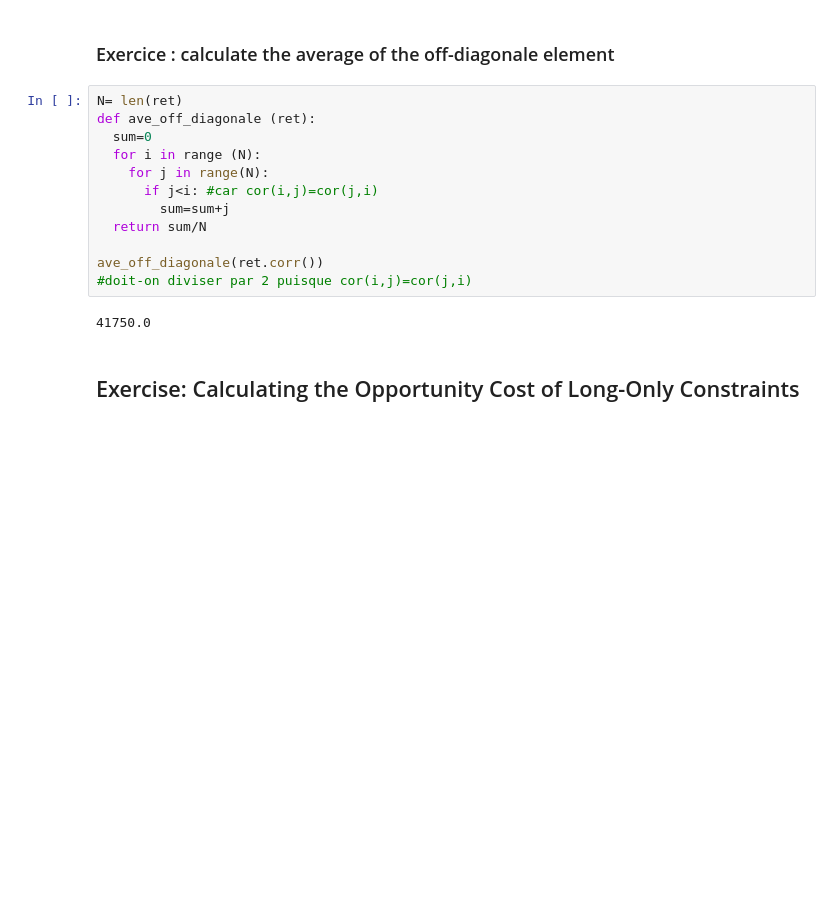
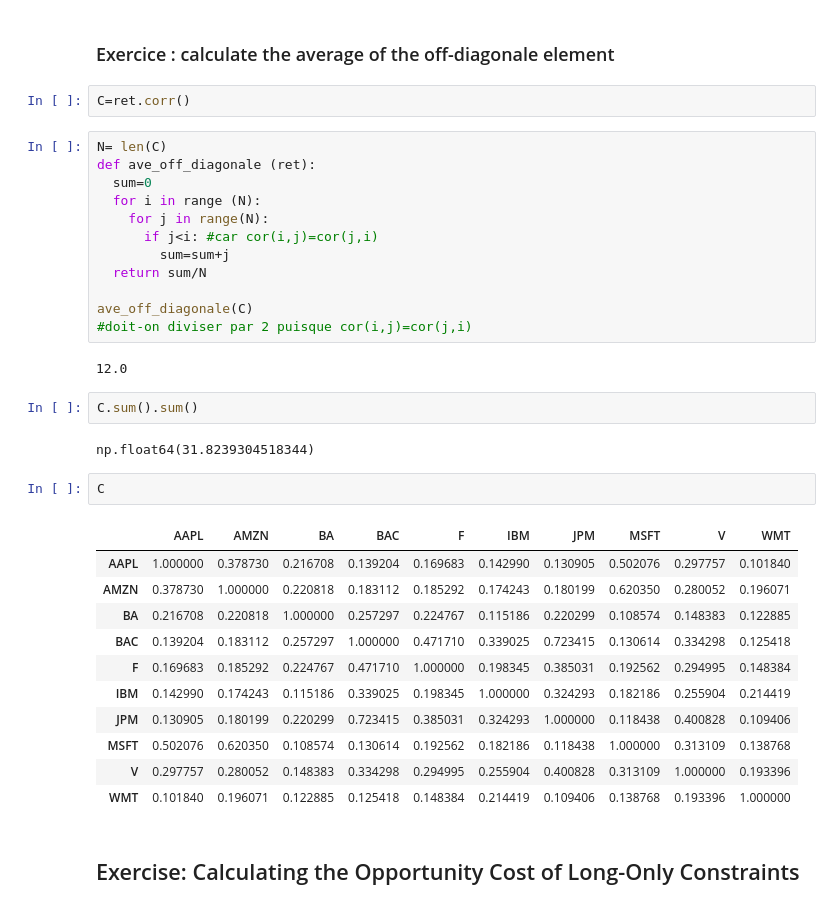
Before and after one commit to maramgueye/portfolio_construction_theory, a Jupyter notebook: lecture6_parameter_estimation.ipynb, the cells around one changed output. Cells and saved outputs as stored; diff of their text form; blank space fills up the shorter version.

Commit message:
sum of the off-diagonale elements correlation_Maram

```diff
--- a/lecture6_parameter_estimation.ipynb
+++ b/lecture6_parameter_estimation.ipynb
@@ -305,8 +305,10 @@ plt.savefig('tan.pdf')
 Both long-only portfolios assign zero weights to some assets.
 # %% [markdown]
 ### Exercice : calculate the average of the off-diagonale element
+# %%
+C=ret.corr()
 # %%
-N= len(ret)
+N= len(C)
 def ave_off_diagonale (ret):
   sum=0
   for i in range (N):
@@ -315,9 +317,27 @@ def ave_off_diagonale (ret):
         sum=sum+j
   return sum/N
 
-ave_off_diagonale(ret.corr())
+ave_off_diagonale(C)
 #doit-on diviser par 2 puisque cor(i,j)=cor(j,i)
 # %% [output]
-41750.0
+12.0
+# %%
+C.sum().sum()
+# %% [output]
+np.float64(31.8239304518344)
+# %%
+C
+# %% [output]
+|  | AAPL | AMZN | BA | BAC | F | IBM | JPM | MSFT | V | WMT |
+| AAPL | 1.000000 | 0.378730 | 0.216708 | 0.139204 | 0.169683 | 0.142990 | 0.130905 | 0.502076 | 0.297757 | 0.101840 |
+| AMZN | 0.378730 | 1.000000 | 0.220818 | 0.183112 | 0.185292 | 0.174243 | 0.180199 | 0.620350 | 0.280052 | 0.196071 |
+| BA | 0.216708 | 0.220818 | 1.000000 | 0.257297 | 0.224767 | 0.115186 | 0.220299 | 0.108574 | 0.148383 | 0.122885 |
+| BAC | 0.139204 | 0.183112 | 0.257297 | 1.000000 | 0.471710 | 0.339025 | 0.723415 | 0.130614 | 0.334298 | 0.125418 |
+| F | 0.169683 | 0.185292 | 0.224767 | 0.471710 | 1.000000 | 0.198345 | 0.385031 | 0.192562 | 0.294995 | 0.148384 |
+| IBM | 0.142990 | 0.174243 | 0.115186 | 0.339025 | 0.198345 | 1.000000 | 0.324293 | 0.182186 | 0.255904 | 0.214419 |
+| JPM | 0.130905 | 0.180199 | 0.220299 | 0.723415 | 0.385031 | 0.324293 | 1.000000 | 0.118438 | 0.400828 | 0.109406 |
+| MSFT | 0.502076 | 0.620350 | 0.108574 | 0.130614 | 0.192562 | 0.182186 | 0.118438 | 1.000000 | 0.313109 | 0.138768 |
+| V | 0.297757 | 0.280052 | 0.148383 | 0.334298 | 0.294995 | 0.255904 | 0.400828 | 0.313109 | 1.000000 | 0.193396 |
+| WMT | 0.101840 | 0.196071 | 0.122885 | 0.125418 | 0.148384 | 0.214419 | 0.109406 | 0.138768 | 0.193396 | 1.000000 |
 # %% [markdown]
 ## Exercise: Calculating the Opportunity Cost of Long-Only Constraints
```
